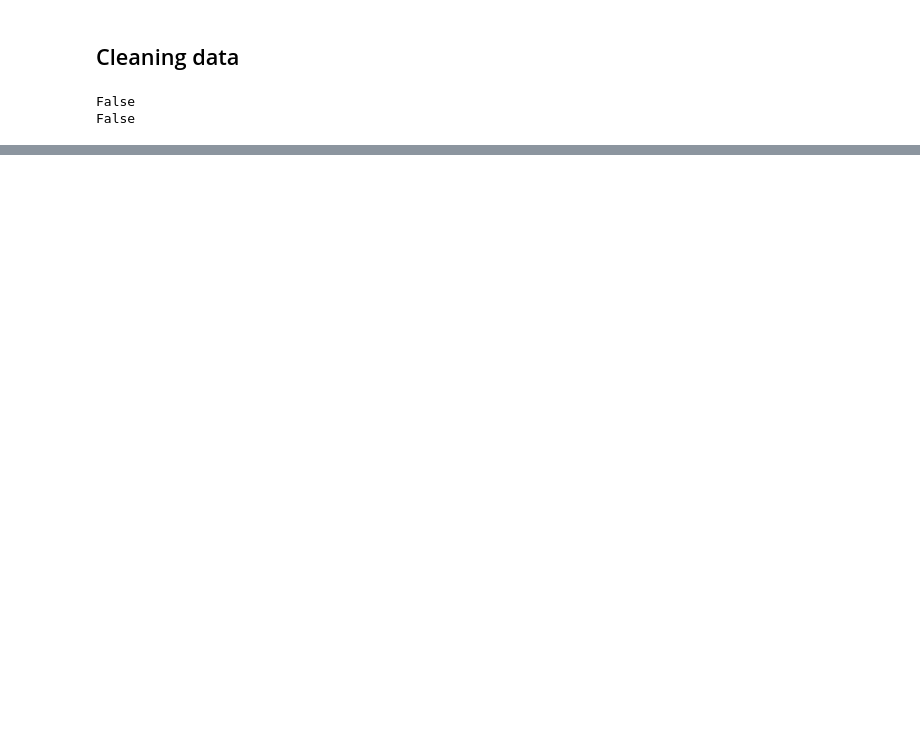
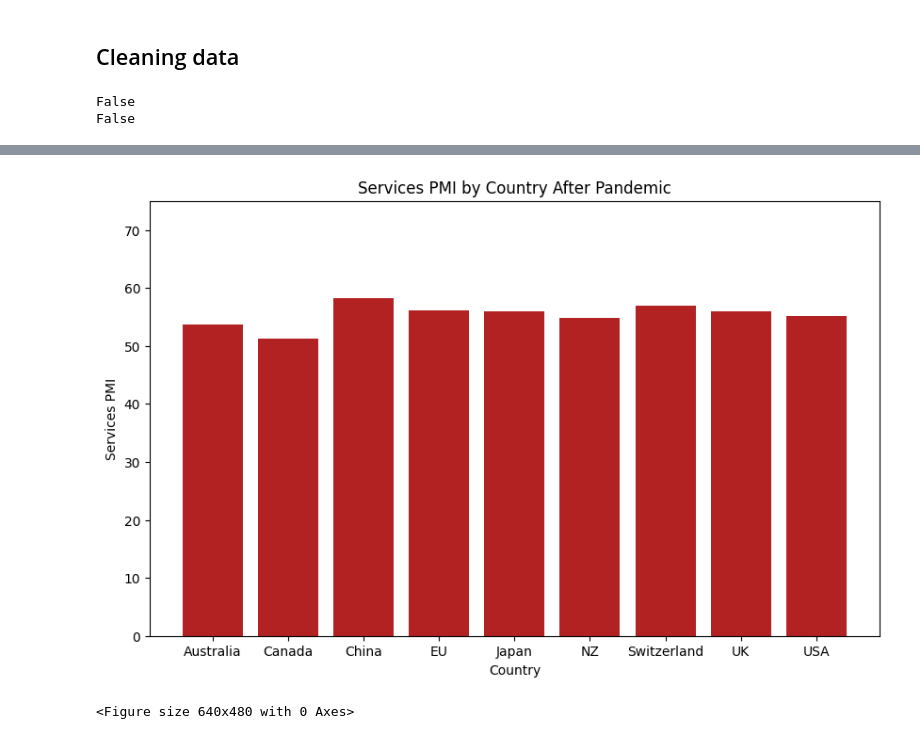
Before and after one commit to kevinmaxx2/Economic-Data-After-Covid, a Jupyter notebook: notebook.ipynb, the cells around one changed output, grey strips where cells are left out. Cells and saved outputs as stored; diff of their text form; code cells hidden in the pictures; blank space fills up the shorter version.

```diff
--- a/notebook.ipynb
+++ b/notebook.ipynb
@@ -114,0 +143,13 @@ plt.clf()
+# %%
+#Now will look data after Covid
+plt.figure(figsize=(10, 6))
+plt.bar(df_after_pandemic['country'], df_after_pandemic['services pmi'], color='firebrick')
+plt.xlabel('Country', fontsize=10)
+plt.ylabel('Services PMI')
+plt.ylim(0, 75)
+plt.title('Services PMI by Country After Pandemic')
+plt.show()
+plt.clf()
+# %% [output]
+[figure, added]
+<Figure size 640x480 with 0 Axes>
```
Also changed, not shown: parts of 6 cells of this notebook.
